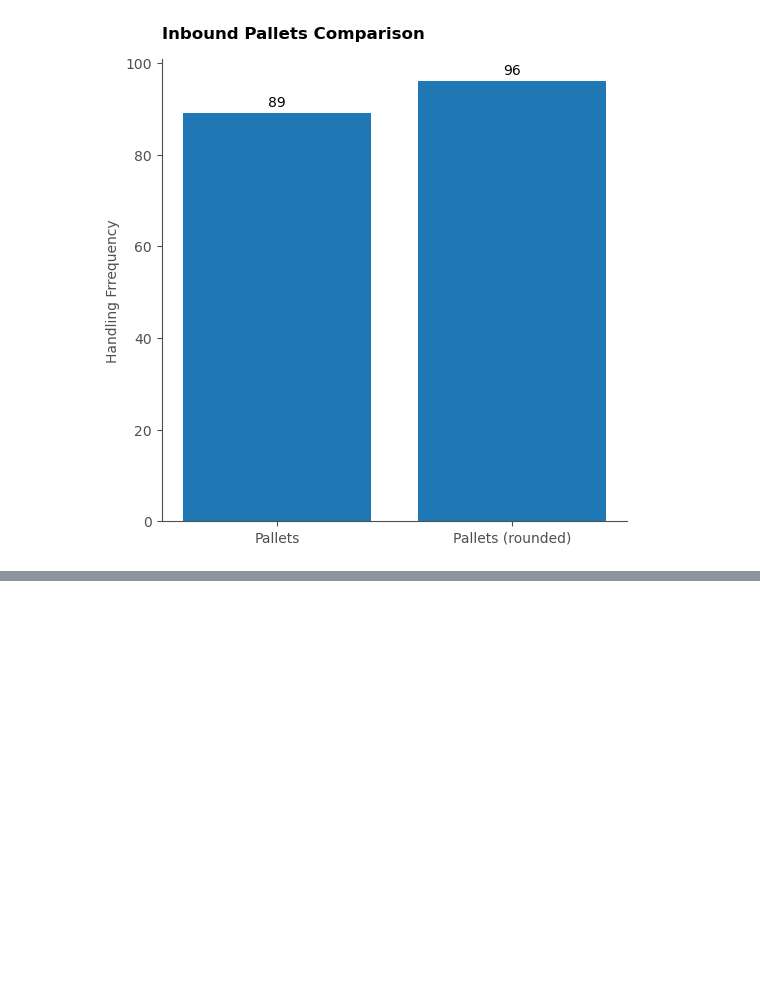
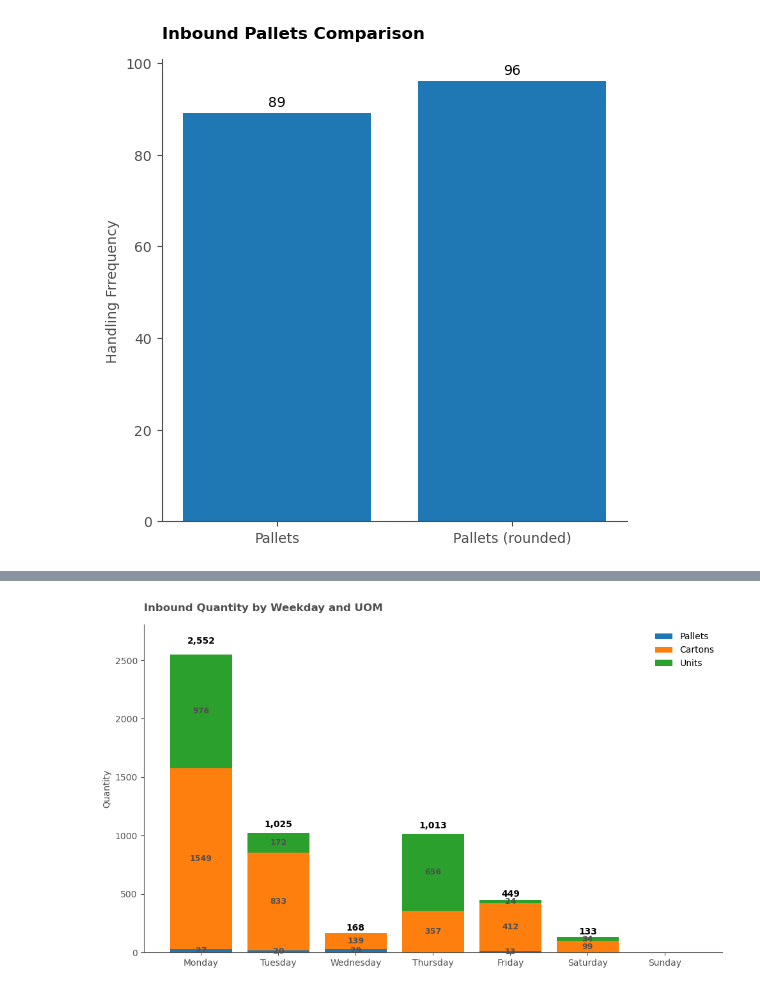
Before and after one commit to pychinnn/Receiving-Profile-Analysis-for-a-Retail-Distribution-Warehouse, a Jupyter notebook: Receiving Profile Analysis for a Retail Distribution Warehouse.ipynb, the cells around one changed output, grey strips where cells are left out. Saved outputs shown, nothing was run; the diff lists cells and outputs as text; code cells hidden in the pictures; blank space fills up the shorter version.

```diff
--- a/Receiving Profile Analysis for a Retail Distribution Warehouse.ipynb
+++ b/Receiving Profile Analysis for a Retail Distribution Warehouse.ipynb
@@ -238,0 +272,5 @@ plt.show()
+# %%
+Inbound1 = pd.melt(Inbound, id_vars=['Date', 'SKUlink', 'Item Desc', 'Weekday', 'Category'], value_vars=['Pallets', 'Cartons', 'Units'],
+                  var_name='UOM', value_name='Qty')
+Inbound1 = Inbound1[Inbound1['Qty'] > 0].copy().reset_index(drop=True)
+Inbound1.info()
@@ -238,0 +301,72 @@ plt.show()
+# %%
+dark_grey = '#4F4F4F'
+
+colors = {'Pallets': '#1f77b4',
+          'Cartons': '#ff7f0e',
+          'Units': '#2ca02c'}
+
+stacked_data = Inbound1.pivot_table(index='Weekday',
+                                    columns='UOM',
+                                    values='Qty',
+                                    aggfunc='sum',
+                                    fill_value=0)
+
+# The order of weekdays
+weekday_order = ['Monday', 'Tuesday', 'Wednesday', 'Thursday', 'Friday', 'Saturday', 'Sunday']
+stacked_data = stacked_data.reindex(weekday_order).fillna(0)
+
+# Create the stacked bar chart
+x = np.arange(len(stacked_data))
+fig, ax = plt.subplots(figsize=(10, 6))
+
+# Calculate row totals for overall sum
+row_totals = stacked_data.sum(axis=1)
+
+# bottom keeps track of where the next segment starts
+bottom = np.zeros(len(stacked_data))
+bars = []
+for uom in ['Pallets', 'Cartons', 'Units']:
+    if uom in stacked_data.columns:
+        bar = ax.bar(x, stacked_data[uom], bottom=bottom, label=uom, color=colors[uom])
+        # Add segment labels inside each segment
+        for rect, qty, btm in zip(bar, stacked_data[uom], bottom):
+            if qty > 0:
+                ax.text(
+                    rect.get_x() + rect.get_width()/2,
+                    btm + qty/2,  # middle of segment
+                    f'{int(qty)}',
+                    ha='center', va='center', color='#4F4F4F', fontweight='bold', fontsize=9)
+        bottom += stacked_data[uom]
+        bars.append(bar)
+
+# Add total labels on top of each stacked bar
+for i, total in enumerate(row_totals):
+    if total > 0:
+        ax.text(
+            i,  # x position
+            total + (total * 0.03),  # y position slightly above the bar
+            f'{int(total):,}',  # Format with comma as thousands separator
+            ha='center', va='bottom', color='black', fontweight='bold', fontsize=10)
+
+# Style the chart
+ax.spines['top'].set_visible(False)
+ax.spines['right'].set_visible(False)
+ax.spines['left'].set_color(dark_grey)
+ax.spines['bottom'].set_color(dark_grey)
+
+ax.set_xticks(x)
+ax.set_xticklabels(stacked_data.index, rotation=0)
+ax.tick_params(axis='x', colors=dark_grey)
+ax.tick_params(axis='y', colors=dark_grey)
+
+# Add a bit more space at the top for the total labels
+ax.set_ylim(0, max(row_totals) * 1.1)
+
+ax.set_ylabel('Quantity', color=dark_grey, fontsize=10)
+ax.set_title('Inbound Quantity by Weekday and UOM', color=dark_grey, loc='left', fontweight='bold', pad=15)
+
+ax.legend(frameon=False)
+plt.tight_layout()
+plt.show()
+# %% [output]
+[figure, added]
```
Also changed, not shown: parts of 18 cells of this notebook, 3 other files.
